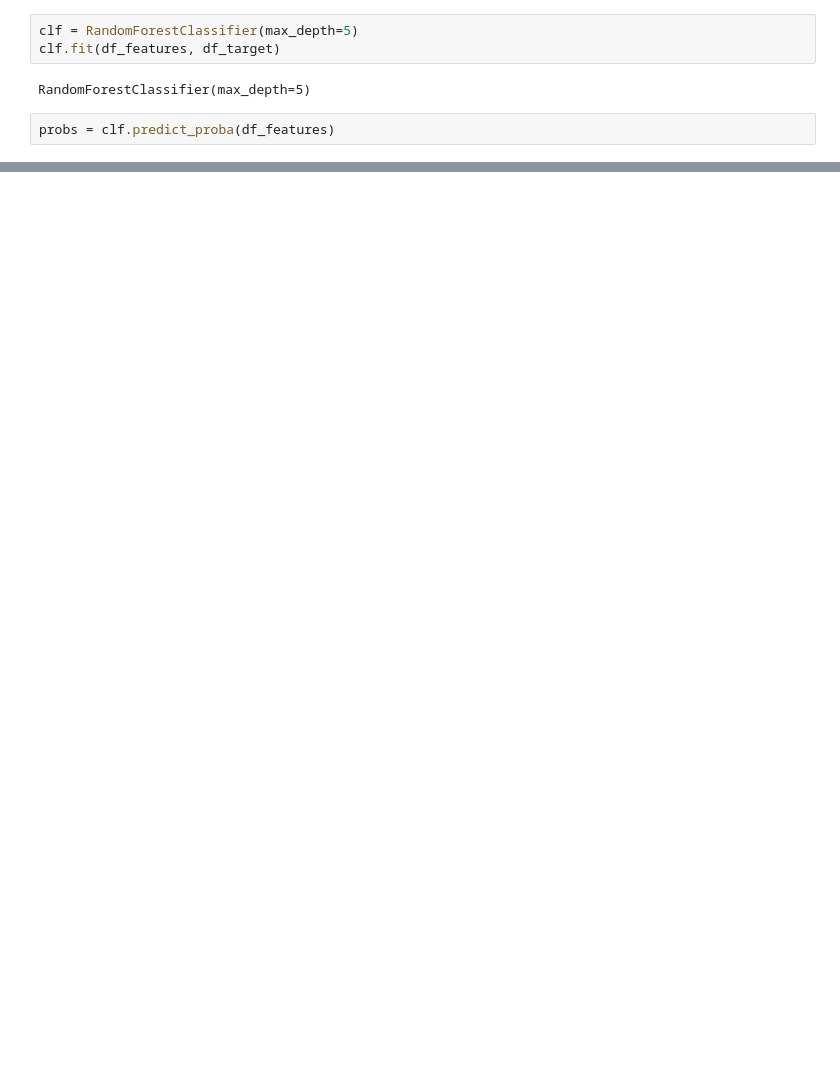
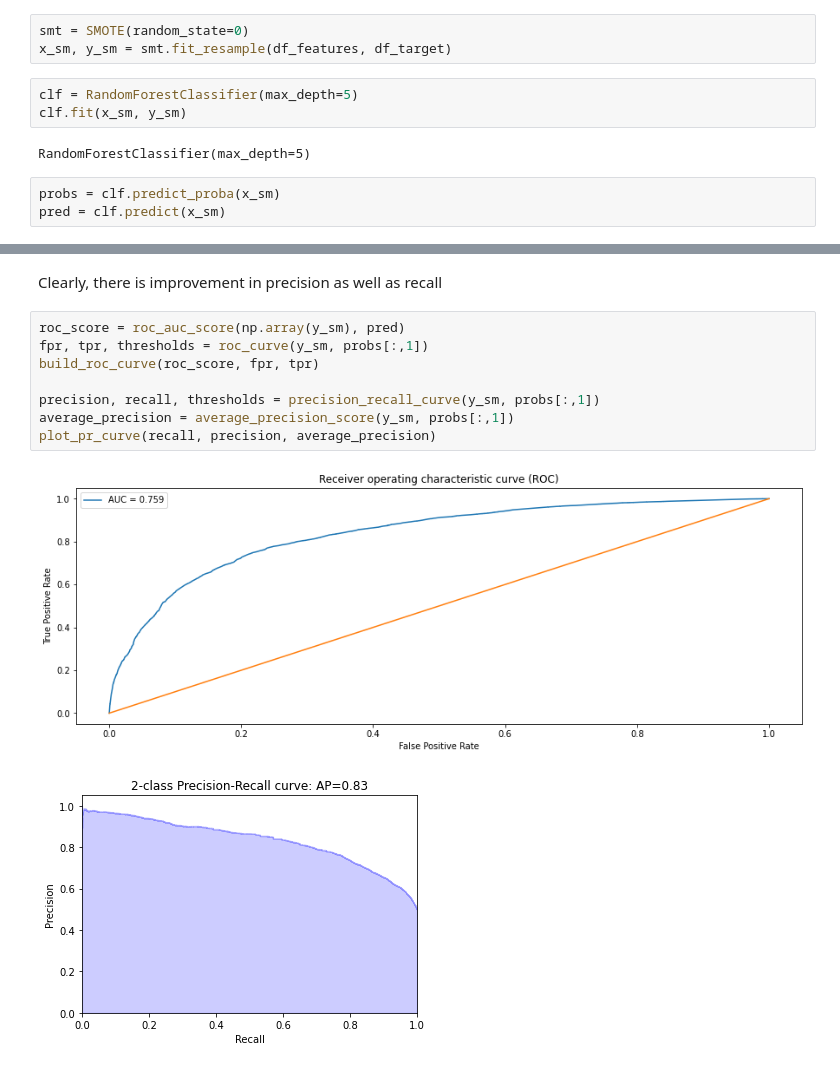
Before and after one commit to vaibhavtaneja1/BanksMarketingTargets, a Jupyter notebook: DataPrep_Training.ipynb, the cells around one changed output, grey strips where cells are left out. Saved outputs shown, nothing was run; the diff lists cells and outputs as text; blank space fills up the shorter version.

Commit message:
Implemented Metrics for checking model performance Implemented SMOTE

```diff
--- a/DataPrep_Training.ipynb
+++ b/DataPrep_Training.ipynb
@@ -54,7 +187,11 @@ df_features.replace(replace_dict, inplace=True)
+# %%
+smt = SMOTE(random_state=0)
+x_sm, y_sm = smt.fit_resample(df_features, df_target)
 # %%
 clf = RandomForestClassifier(max_depth=5)
-clf.fit(df_features, df_target)
+clf.fit(x_sm, y_sm)
 # %% [output]
 RandomForestClassifier(max_depth=5)
 # %%
-probs = clf.predict_proba(df_features)
+probs = clf.predict_proba(x_sm)
+pred = clf.predict(x_sm)
@@ -89,0 +212,13 @@ Name: y, dtype: int64
+# %% [markdown]
+Clearly, there is improvement in precision as well as recall
+# %%
+roc_score = roc_auc_score(np.array(y_sm), pred)
+fpr, tpr, thresholds = roc_curve(y_sm, probs[:,1])
+build_roc_curve(roc_score, fpr, tpr)
+
+precision, recall, thresholds = precision_recall_curve(y_sm, probs[:,1])
+average_precision = average_precision_score(y_sm, probs[:,1])
+plot_pr_curve(recall, precision, average_precision)
+# %% [output]
+[figure, added]
+[figure, added]
```
Also changed, not shown: parts of 21 cells of this notebook.
